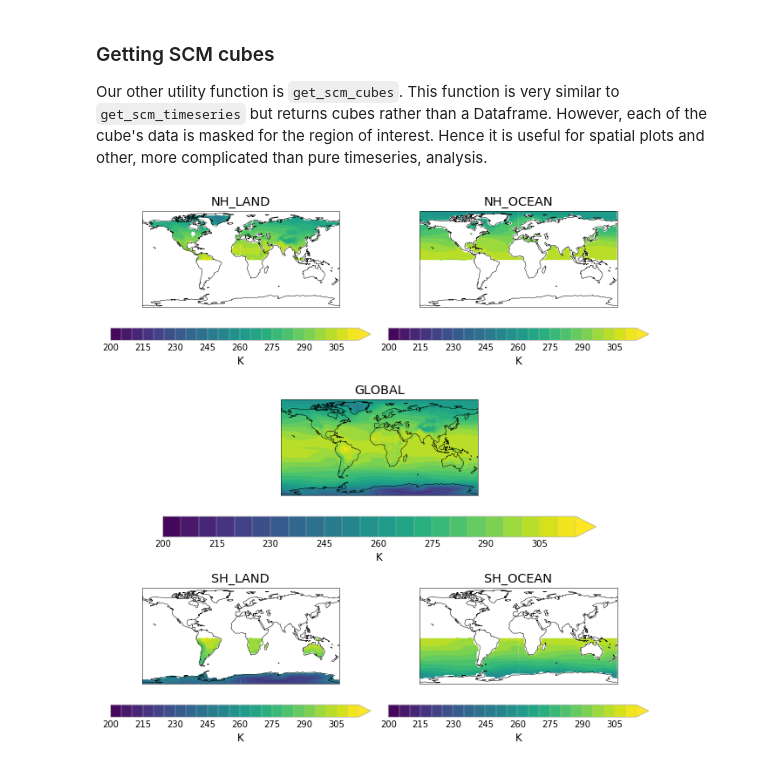
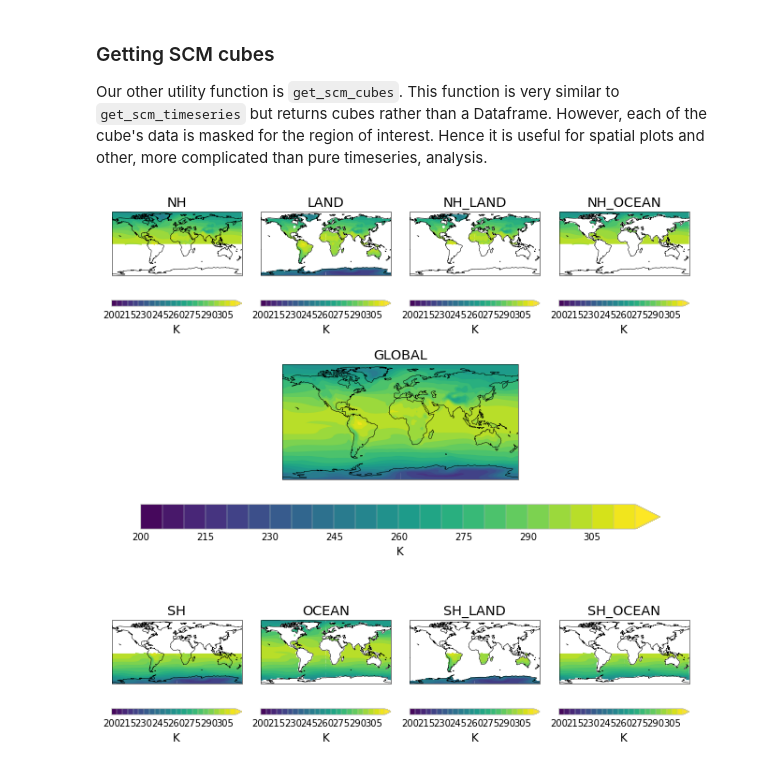
Before and after one commit to znicholls/netcdf-scm, a Jupyter notebook: notebooks/demo.ipynb, the cells around one changed output. Cells and saved outputs as stored; diff of their text form; code cells hidden in the pictures.

```diff
--- a/notebooks/demo.ipynb
+++ b/notebooks/demo.ipynb
@@ -217,31 +217,44 @@ Our other utility function is `get_scm_cubes`. This function is very similar to
 tas_scm_cubes = tas.get_scm_cubes()
 # %%
 plt.figure(figsize=(9, 9))
+no_rows = 3
+no_cols = 4
+
+total_panels = no_cols * no_rows
+rows_plt_comp = no_rows*100
+cols_plt_comp = no_cols*10
 for i, (label, cube) in enumerate(tas_scm_cubes.items()):
     if label == "GLOBAL":
-        plt.subplot(312)
+        index = (int((no_rows + 1) / 2))
+        plt.subplot(no_rows, 1, index)
     else:
-        if label == "NH_LAND":
-            j = 1
-        elif label == "NH_OCEAN":
-            j = 2
-        elif label == "SH_LAND":
-            j = 5
-        elif label == "SH_OCEAN":
-            j = 6
-        plt_no = 320 + j
-        plt.subplot(plt_no)
+        if label == "NH":
+            index = 1
+        elif label == "SH":
+            index = 1 + (no_rows - 1) * no_cols
+        elif label == "LAND":
+            index = 2
+        elif label == "OCEAN":
+            index = 2 + (no_rows - 1) * no_cols
+        else:
+            index = 3
+            if "OCEAN" in label:
+                index += 1
+            if "SH" in label:
+                index += (no_rows - 1) * no_cols
+
+        plt.subplot(no_rows, no_cols, index)
 
     region_time_mean = cube.cube.collapsed('time', iris.analysis.MEAN)
     qplt.contourf(
         region_time_mean,
         levels=np.arange(200, 320, 5),
         extend='max',
     )
     plt.title(label)
     plt.gca().coastlines()
 
 
 plt.tight_layout()
 # %% [output]
-[figure, old version]
+[figure, new version]
```
Also changed, not shown: parts of 4 cells of this notebook, 4 other files.
